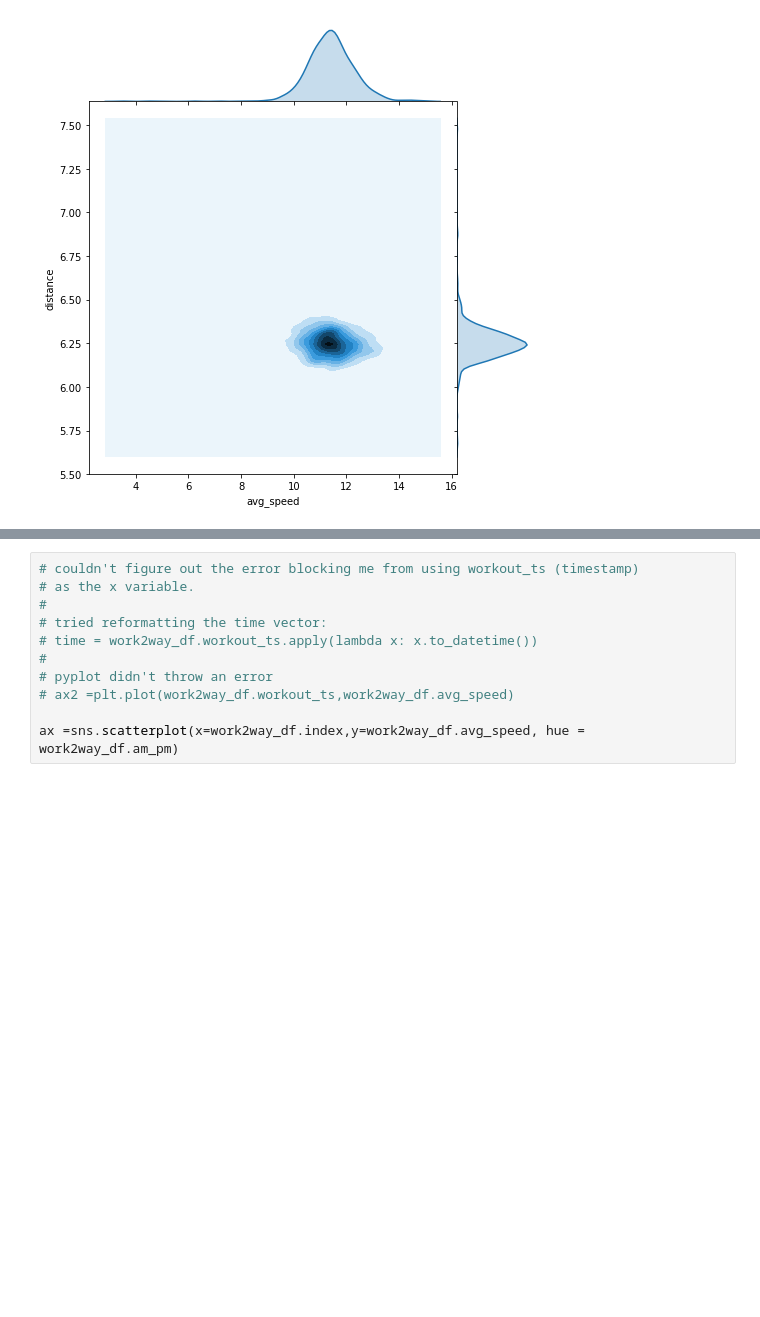
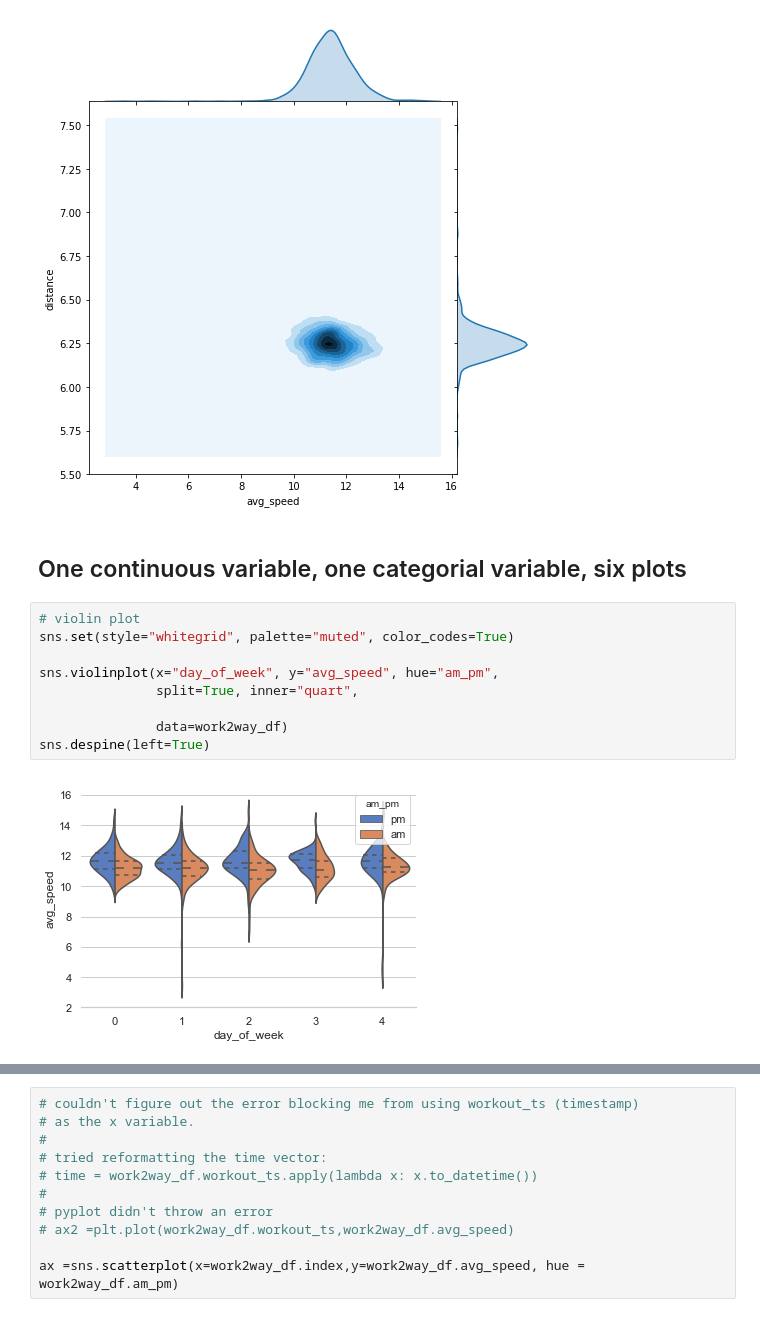
Before and after one commit to jordanplanders/Thinkful, a Jupyter notebook: Bootcamp/Unit 1/bike_data/Kevin_bike_datavis.ipynb, the cells around one changed output, grey strips where cells are left out. Saved outputs shown, nothing was run; the diff lists cells and outputs as text; blank space fills up the shorter version.

```diff
--- a/Bootcamp/Unit 1/bike_data/Kevin_bike_datavis.ipynb
+++ b/Bootcamp/Unit 1/bike_data/Kevin_bike_datavis.ipynb
@@ -108,3 +136,16 @@ sns.jointplot(work2way_df.avg_speed, work2way_df.distance, kind="hex", color="#4
 g = sns.jointplot(work2way_df.avg_speed, work2way_df.distance, kind="kde", height=7, space=0)
 # %% [output]
 [figure]
+# %% [markdown]
+## One continuous variable, one categorial variable, six plots
+# %%
+# violin plot
+sns.set(style="whitegrid", palette="muted", color_codes=True)
+
+sns.violinplot(x="day_of_week", y="avg_speed", hue="am_pm",
+               split=True, inner="quart",
+
+               data=work2way_df)
+sns.despine(left=True)
+# %% [output]
+[figure, added]
```
Also changed, not shown: parts of 19 cells of this notebook.
